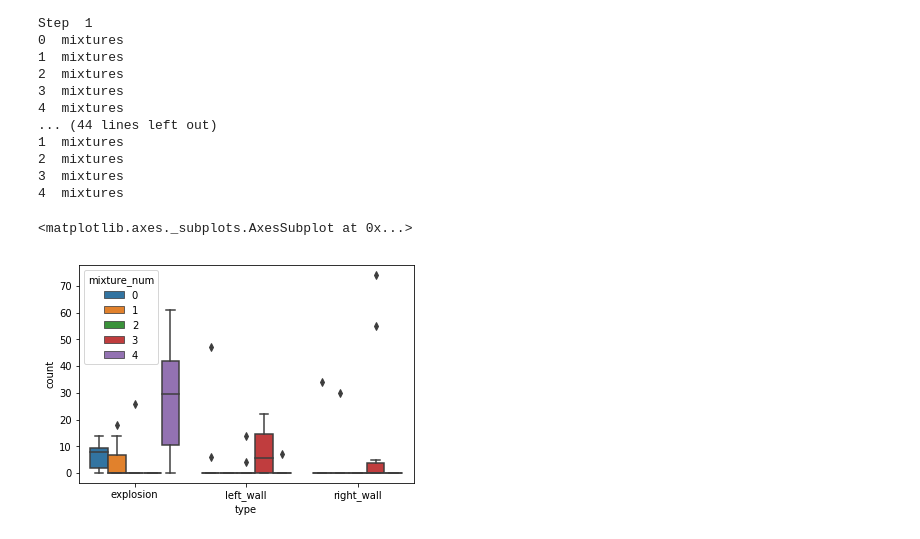
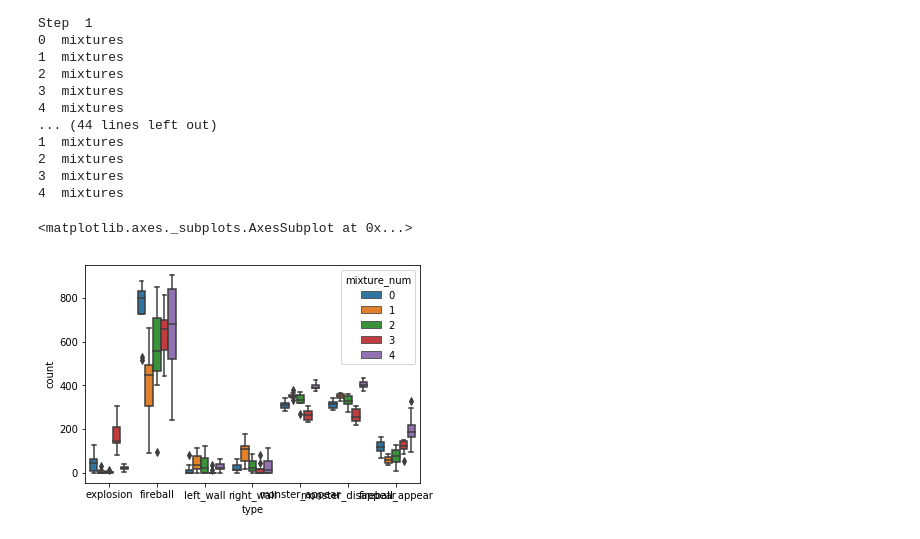
Before and after one commit to kaiolae/WorldModels, a Jupyter notebook: notebooks/Show Trained RNN Dreams.ipynb, the cells around one changed output. Drawn from its saved outputs; the diff is of its cells as text; code cells hidden in the pictures.

```diff
--- a/notebooks/Show Trained RNN Dreams.ipynb
+++ b/notebooks/Show Trained RNN Dreams.ipynb
@@ -131,12 +132,37 @@ def count_events_in_dream(dreamed_latent_sequence, rnn_analyzer, mixture_num):
     num_fireballs = 0
     num_left_walls = 0
     num_right_walls = 0
+    num_monster_appear = 0
+    num_monster_disappear = 0
+    num_fireballs_appear = 0
+
+    prev_num_monsters = 0
+    prev_num_fireballs = 0
     for img_counter in range(len(decoded_images)):
         img = decoded_images[img_counter]
+        num_fireballs_in_current_frame, _ = count_monsters_and_balls.count_fireballs(img, FIREBALL_THRESHOLD)
+        num_monsters_in_current_frame, _ = count_monsters_and_balls.count_monsters(img)
+
         is_exploding = count_monsters_and_balls.is_there_a_big_explosion(img, FIREBALL_THRESHOLD)
         is_fireball, _ = count_monsters_and_balls.count_fireballs(img, FIREBALL_THRESHOLD)
         is_left_wall = count_monsters_and_balls.is_there_a_lefthand_wall(img, WALL_THRESHOLD)
         is_right_wall = count_monsters_and_balls.is_there_a_righthand_wall(img, WALL_THRESHOLD)
+
+        if img_counter != 0 and not is_exploding:
+            #Can't measure events in very first image, since events entail some change.
+            # Also, during explosions, we cannot properly see events, so we don't count them.
+            if num_monsters_in_current_frame > prev_num_monsters:
+                #Monster appeared.
+                num_monster_appear += 1
+            if num_monsters_in_current_frame < prev_num_monsters:
+                num_monster_disappear += 1
+            if num_fireballs_in_current_frame > prev_num_fireballs:
+                num_fireballs_appear +=1
+
+        if not is_exploding: #During explosions, we do not count objects, since they are hidden.
+            prev_num_fireballs = num_fireballs_in_current_frame
+            prev_num_monsters = num_monsters_in_current_frame
+
 
         if is_exploding:
             num_explosions+=1
@@ -150,14 +176,17 @@ def count_events_in_dream(dreamed_latent_sequence, rnn_analyzer, mixture_num):
     events_data = [{"type":"explosion", "count":num_explosions, "mixture_num":mixture_num},
                   {"type":"fireball", "count":num_fireballs, "mixture_num":mixture_num},
                   {"type":"left_wall", "count":num_left_walls, "mixture_num":mixture_num},
-                  {"type":"right_wall", "count":num_right_walls, "mixture_num":mixture_num}]
+                  {"type":"right_wall", "count":num_right_walls, "mixture_num":mixture_num},
+                  {"type":"monster_appear", "count":num_monster_appear, "mixture_num":mixture_num},
+                  {"type":"monster_disappear", "count":num_monster_disappear, "mixture_num":mixture_num},
+                  {"type":"fireball_appear", "count":num_fireballs_appear, "mixture_num":mixture_num}]
 
 
     return events_data
 # %%
 num_independent_tests = 10
 warm_up_length = 150
-num_dream_timesteps=100
+num_dream_timesteps=1000
 events_dicts=[]
 for j in range(num_independent_tests):
     print("Step ", j)
@@ -168,12 +197,13 @@ for j in range(num_independent_tests):
     for i in range(NUM_MIXTURES):
         print(i, " mixtures")
         rnn_analyzer._reset()
-        rnn_analyzer.warm_up_lstm(action_sequence[:warm_up_length], latent_sequence[:warm_up_length])
+        rnn_analyzer.warm_up_lstm_with_single_input(latent_sequence[0], DREAM_WARM_STEPS)
+        #rnn_analyzer.warm_up_lstm(action_sequence[:warm_up_length], latent_sequence[:warm_up_length])
         dreamed_latents = []
-        dreamed_latent, mixture_weights = rnn_analyzer.predict_one_step(generate_random_action(), previous_z=latent_sequence[warm_up_length], sigma_temp=SIGMA_TEMP,force_prediction_from_mixture = i)
+        dreamed_latent, mixture_weights = rnn_analyzer.predict_one_step(rnn_analyzer.generate_random_action(), previous_z=latent_sequence[warm_up_length], sigma_temp=SIGMA_TEMP,force_prediction_from_mixture = i)
         dreamed_latents.append(dreamed_latent)
         for dream_step in range(num_dream_timesteps-1):
-            dreamed_latent, mixture_weights = rnn_analyzer.predict_one_step(generate_random_action(), sigma_temp=SIGMA_TEMP, force_prediction_from_mixture = i)
+            dreamed_latent, mixture_weights = rnn_analyzer.predict_one_step(rnn_analyzer.generate_random_action(), sigma_temp=SIGMA_TEMP, force_prediction_from_mixture = i)
             dreamed_latents.append(dreamed_latent)
         events_dict = count_events_in_dream(dreamed_latents,rnn_analyzer,i)
         events_dicts.extend(events_dict)
@@ -198,10 +228,12 @@ Step  1
 # %%
 import pandas as pd
 import seaborn as sns
 #print(events_dicts)
 events_frame= pd.DataFrame(events_dicts)
-events_frame = events_frame[events_frame.type != "fireball"]
+#events_frame = events_frame[events_frame.type != "fireball"]
+#events_frame = events_frame[events_frame.type != "left_wall"]
+#events_frame = events_frame[events_frame.type != "right_wall"]
 sns.boxplot(x="type", y="count", hue="mixture_num", data=events_frame)
 # %% [output]
 <matplotlib.axes._subplots.AxesSubplot at 0x...>
-[figure, old version]
+[figure, new version]
```
Also changed, not shown: parts of 11 cells of this notebook, 9 other files.
